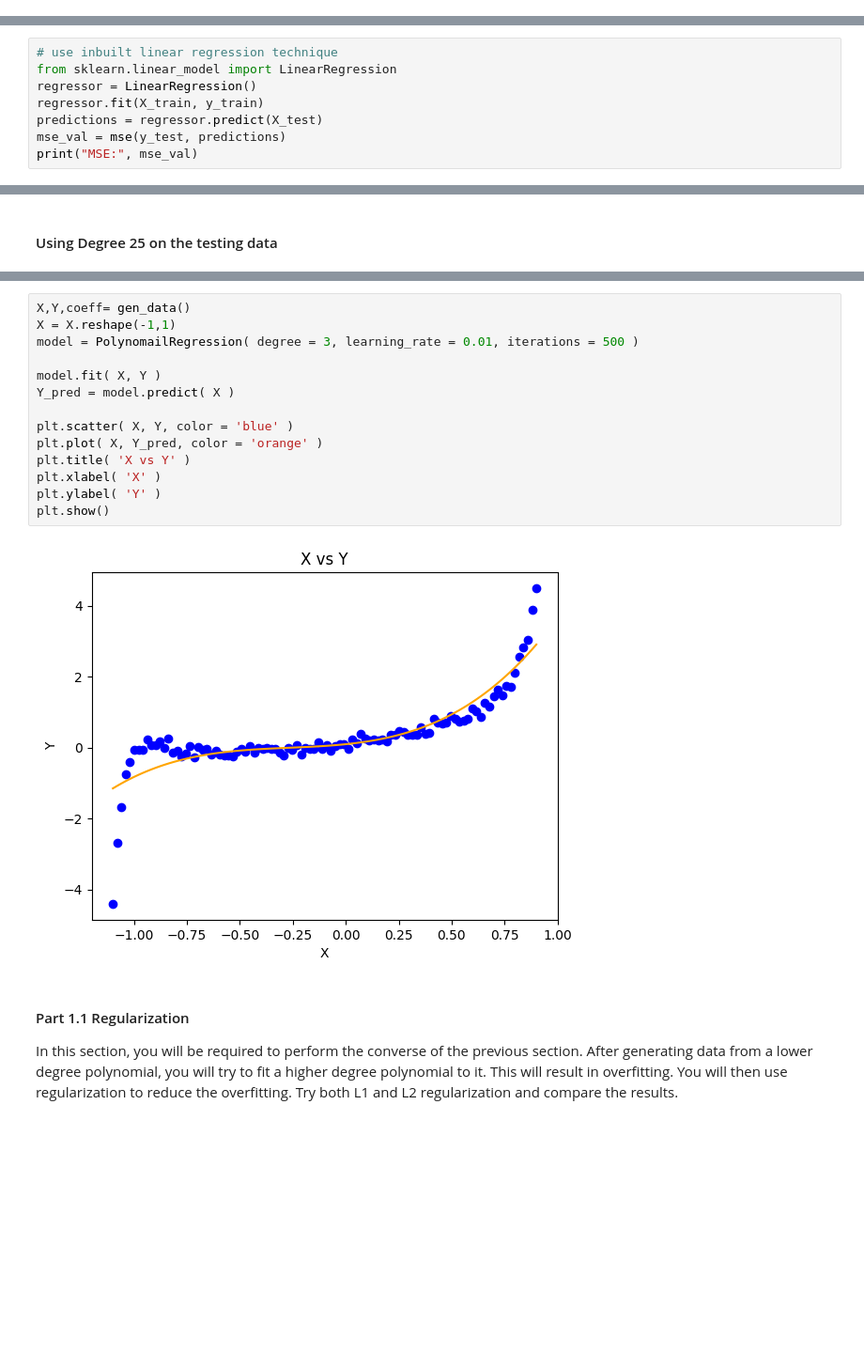
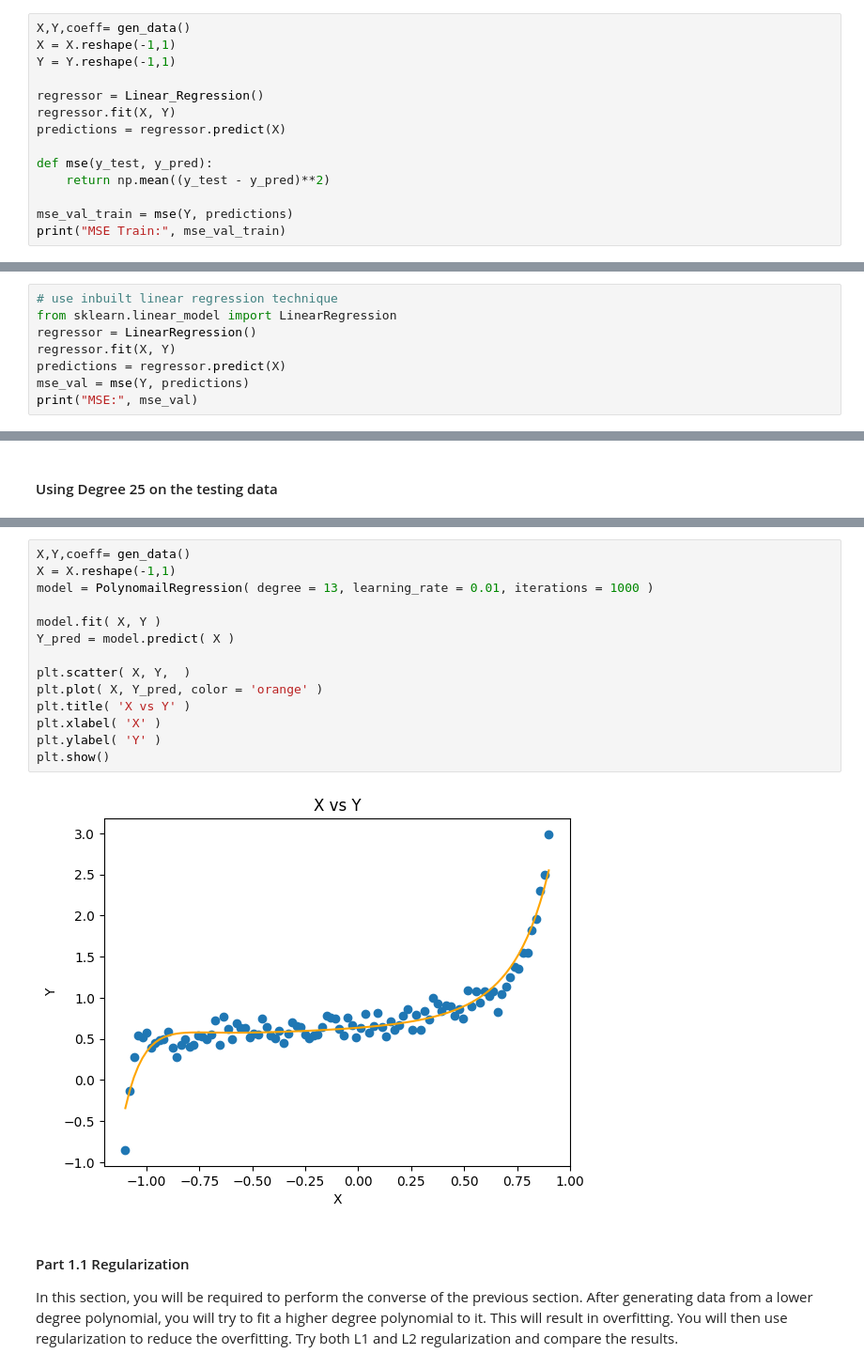
Before and after one commit to oops-moment/SMAI-SEM6, a Jupyter notebook: rollnumber_A1/rollnumber_A1_Q3/Q3.ipynb, the cells around one changed output, grey strips where cells are left out. Shown at 94% size. Cells and saved outputs as stored; diff of their text form; blank space fills up the shorter version.

```diff
--- a/rollnumber_A1/rollnumber_A1_Q3/Q3.ipynb
+++ b/rollnumber_A1/rollnumber_A1_Q3/Q3.ipynb
@@ -95,0 +96,14 @@ MSE: 0.579927142241243
+# %%
+X,Y,coeff= gen_data()
+X = X.reshape(-1,1)
+Y = Y.reshape(-1,1)
+
+regressor = Linear_Regression()
+regressor.fit(X, Y)
+predictions = regressor.predict(X)
+
+def mse(y_test, y_pred):
+    return np.mean((y_test - y_pred)**2)
+
+mse_val_train = mse(Y, predictions)
+print("MSE Train:", mse_val_train)
@@ -113,8 +129,8 @@ No artists with labels found to put in legend.  Note that artists whose label st
 # use inbuilt linear regression technique
 from sklearn.linear_model import LinearRegression
 regressor = LinearRegression()
-regressor.fit(X_train, y_train)
-predictions = regressor.predict(X_test)
-mse_val = mse(y_test, predictions)
+regressor.fit(X, Y)
+predictions = regressor.predict(X)
+mse_val = mse(Y, predictions)
 print("MSE:", mse_val)
 # %% [output]
@@ -321,19 +406,19 @@ MSE: 0.2179424159103911
 # %%
 X,Y,coeff= gen_data()
 X = X.reshape(-1,1)
-model = PolynomailRegression( degree = 3, learning_rate = 0.01, iterations = 500 )
+model = PolynomailRegression( degree = 13, learning_rate = 0.01, iterations = 1000 )
 
 model.fit( X, Y )
 Y_pred = model.predict( X )
 
-plt.scatter( X, Y, color = 'blue' )
+plt.scatter( X, Y,  )
 plt.plot( X, Y_pred, color = 'orange' )
 plt.title( 'X vs Y' )
 plt.xlabel( 'X' )
 plt.ylabel( 'Y' )
 plt.show()
 # %% [output]
-[figure, old version]
+[figure, new version]
 # %% [markdown]
 #### Part 1.1 Regularization
 
```
Also changed, not shown: parts of 28 cells of this notebook, 1 other file.
